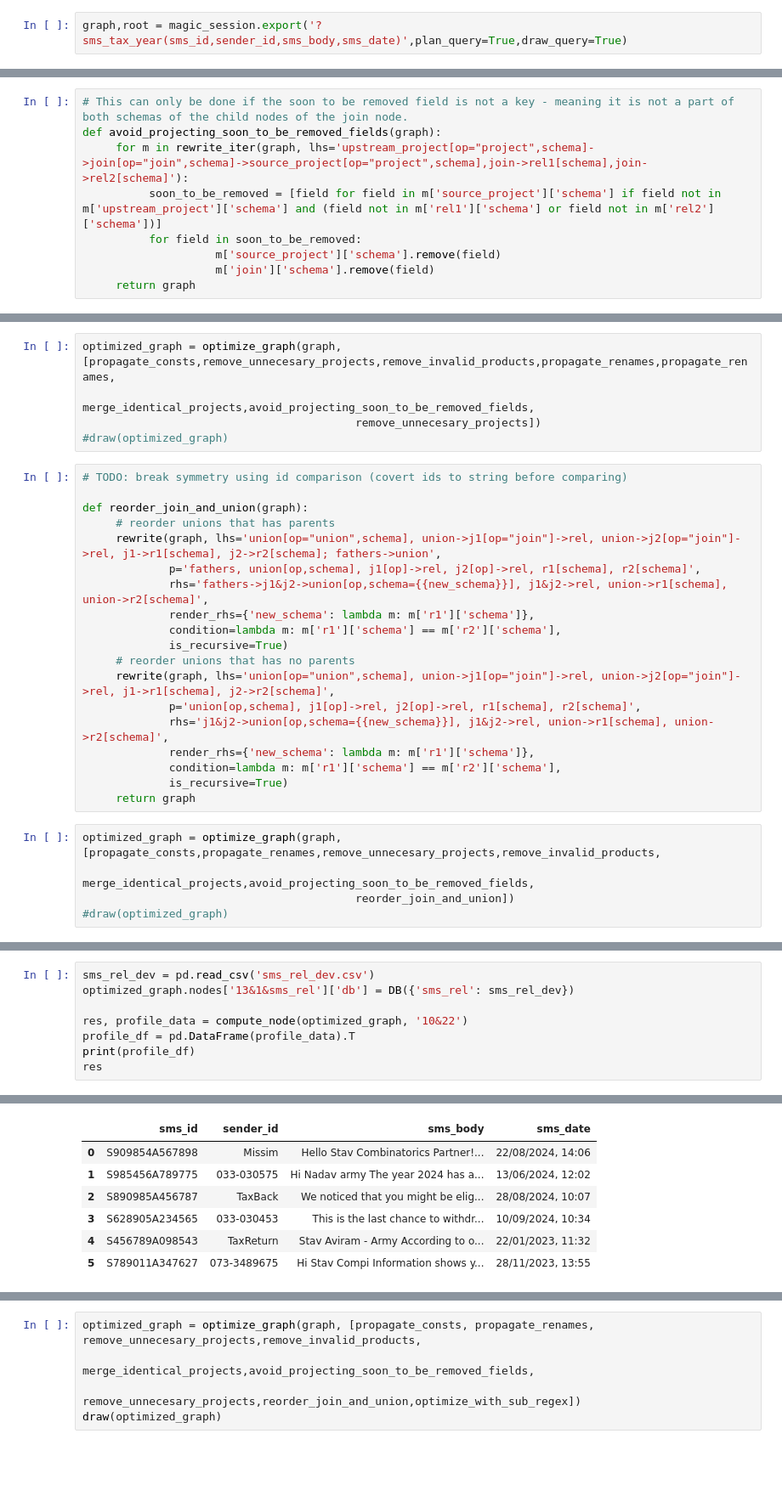
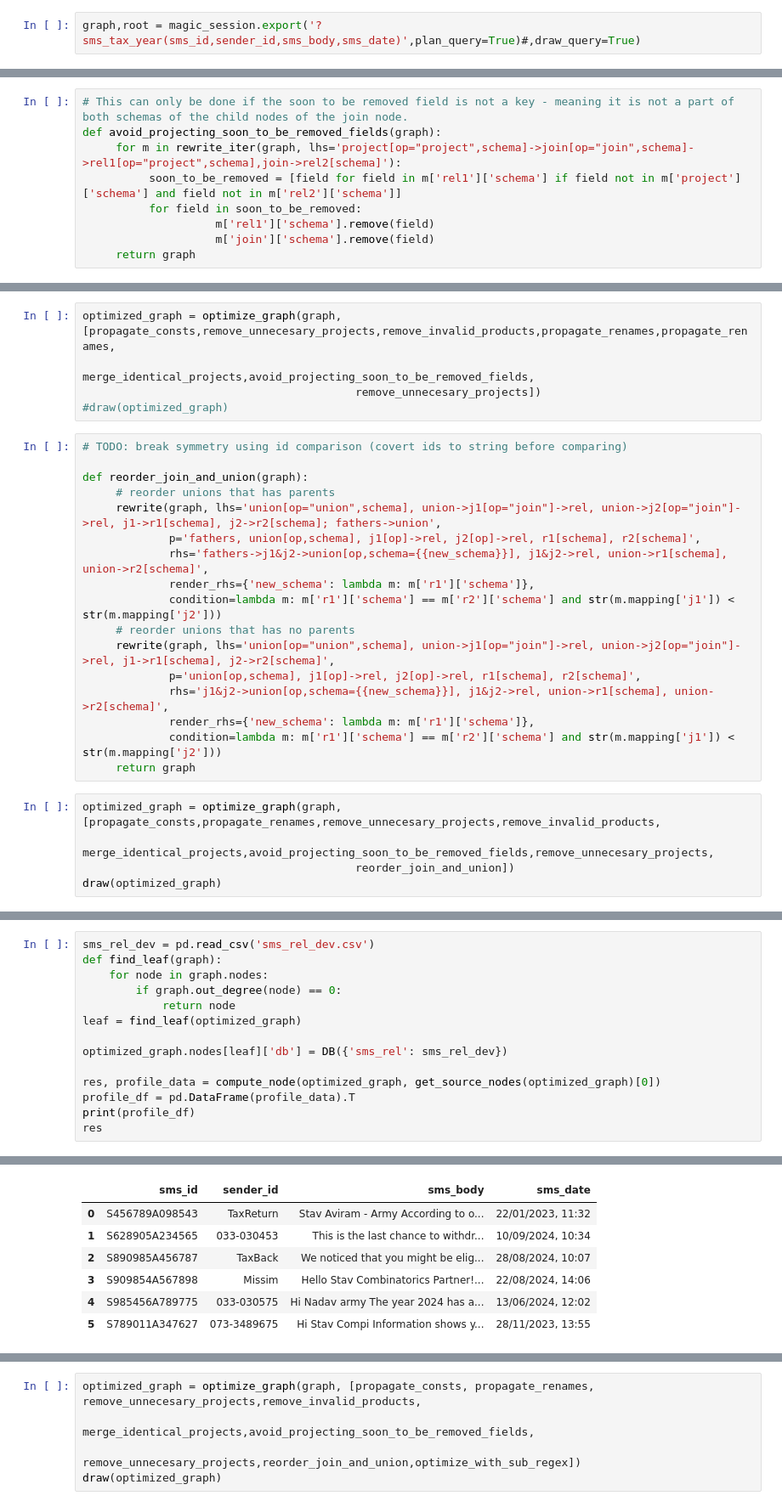
Before and after one commit to DeanLight/graph_rewrite, a Jupyter notebook: tutorials/00_engine.ipynb, the cells around one changed output, grey strips where cells are left out. Shown at 85% size. Saved outputs shown, nothing was run; the diff lists cells and outputs as text; blank space fills up the shorter version.

```diff
--- a/tutorials/00_engine.ipynb
+++ b/tutorials/00_engine.ipynb
@@ -643,4 +654,4 @@ def profile_optimizations(graph,before_opts,after_opts):
 # %% [markdown]
 # Relational Optimizations
 # %%
-graph,root = magic_session.export('?sms_tax_year(sms_id,sender_id,sms_body,sms_date)',plan_query=True,draw_query=True)
+graph,root = magic_session.export('?sms_tax_year(sms_id,sender_id,sms_body,sms_date)',plan_query=True)#,draw_query=True)
@@ -741,10 +748,10 @@ optimized_graph = optimize_graph(graph, [propagate_consts,remove_unnecesary_proj
 # %%
 # This can only be done if the soon to be removed field is not a key - meaning it is not a part of both schemas of the child nodes of the join node.
 def avoid_projecting_soon_to_be_removed_fields(graph):
-     for m in rewrite_iter(graph, lhs='upstream_project[op="project",schema]->join[op="join",schema]->source_project[op="project",schema],join->rel1[schema],join->rel2[schema]'):
-          soon_to_be_removed = [field for field in m['source_project']['schema'] if field not in m['upstream_project']['schema'] and (field not in m['rel1']['schema'] or field not in m['rel2']['schema'])]
+     for m in rewrite_iter(graph, lhs='project[op="project",schema]->join[op="join",schema]->rel1[op="project",schema],join->rel2[schema]'):
+          soon_to_be_removed = [field for field in m['rel1']['schema'] if field not in m['project']['schema'] and field not in m['rel2']['schema']]
           for field in soon_to_be_removed:
-                    m['source_project']['schema'].remove(field)
+                    m['rel1']['schema'].remove(field)
                     m['join']['schema'].remove(field)
      return graph
 # %%
@@ -765,18 +772,16 @@ def reorder_join_and_union(graph):
              p='fathers, union[op,schema], j1[op]->rel, j2[op]->rel, r1[schema], r2[schema]',
              rhs='fathers->j1&j2->union[op,schema={{new_schema}}], j1&j2->rel, union->r1[schema], union->r2[schema]',
              render_rhs={'new_schema': lambda m: m['r1']['schema']},
-             condition=lambda m: m['r1']['schema'] == m['r2']['schema'],
-             is_recursive=True)
+             condition=lambda m: m['r1']['schema'] == m['r2']['schema'] and str(m.mapping['j1']) < str(m.mapping['j2']))
      # reorder unions that has no parents
      rewrite(graph, lhs='union[op="union",schema], union->j1[op="join"]->rel, union->j2[op="join"]->rel, j1->r1[schema], j2->r2[schema]',
              p='union[op,schema], j1[op]->rel, j2[op]->rel, r1[schema], r2[schema]',
              rhs='j1&j2->union[op,schema={{new_schema}}], j1&j2->rel, union->r1[schema], union->r2[schema]',
              render_rhs={'new_schema': lambda m: m['r1']['schema']},
-             condition=lambda m: m['r1']['schema'] == m['r2']['schema'],
-             is_recursive=True)
+             condition=lambda m: m['r1']['schema'] == m['r2']['schema'] and str(m.mapping['j1']) < str(m.mapping['j2']))
      return graph
 # %%
 optimized_graph = optimize_graph(graph, [propagate_consts,propagate_renames,remove_unnecesary_projects,remove_invalid_products,
-                                         merge_identical_projects,avoid_projecting_soon_to_be_removed_fields,
+                                         merge_identical_projects,avoid_projecting_soon_to_be_removed_fields,remove_unnecesary_projects,
                                          reorder_join_and_union])
-#draw(optimized_graph)
+draw(optimized_graph)
@@ -804,9 +811,15 @@ total_time     0.154315    0.154315
 | 5 | S789011A347627 | 073-3489675 | Hi Stav Compi Information shows y... | 28/11/2023, 13:55 |
 # %%
 sms_rel_dev = pd.read_csv('sms_rel_dev.csv')
-optimized_graph.nodes['13&1&sms_rel']['db'] = DB({'sms_rel': sms_rel_dev})
+def find_leaf(graph):
+    for node in graph.nodes:
+        if graph.out_degree(node) == 0:
+            return node
+leaf = find_leaf(optimized_graph)
 
-res, profile_data = compute_node(optimized_graph, '10&22')
+optimized_graph.nodes[leaf]['db'] = DB({'sms_rel': sms_rel_dev})
+
+res, profile_data = compute_node(optimized_graph, get_source_nodes(optimized_graph)[0])
 profile_df = pd.DataFrame(profile_data).T
 print(profile_df)
 res
@@ -821,9 +834,9 @@ total_time    0.148041    0.148041
 |  | sms_id | sender_id | sms_body | sms_date |
-| 0 | S909854A567898 | Missim | Hello Stav Combinatorics Partner!... | 22/08/2024, 14:06 |
-| 1 | S985456A789775 | 033-030575 | Hi Nadav army The year 2024 has a... | 13/06/2024, 12:02 |
+| 0 | S456789A098543 | TaxReturn | Stav Aviram - Army According to o... | 22/01/2023, 11:32 |
+| 1 | S628905A234565 | 033-030453 | This is the last chance to withdr... | 10/09/2024, 10:34 |
 | 2 | S890985A456787 | TaxBack | We noticed that you might be elig... | 28/08/2024, 10:07 |
-| 3 | S628905A234565 | 033-030453 | This is the last chance to withdr... | 10/09/2024, 10:34 |
-| 4 | S456789A098543 | TaxReturn | Stav Aviram - Army According to o... | 22/01/2023, 11:32 |
+| 3 | S909854A567898 | Missim | Hello Stav Combinatorics Partner!... | 22/08/2024, 14:06 |
+| 4 | S985456A789775 | 033-030575 | Hi Nadav army The year 2024 has a... | 13/06/2024, 12:02 |
 | 5 | S789011A347627 | 073-3489675 | Hi Stav Compi Information shows y... | 28/11/2023, 13:55 |
 # %%
 def max_sub_regex(const_dicts):
```
Also changed, not shown: parts of 12 cells of this notebook.
